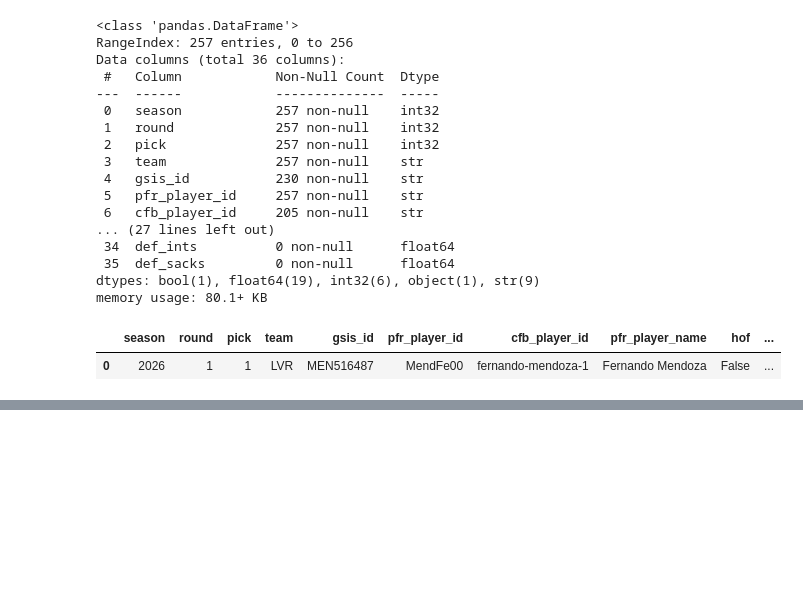
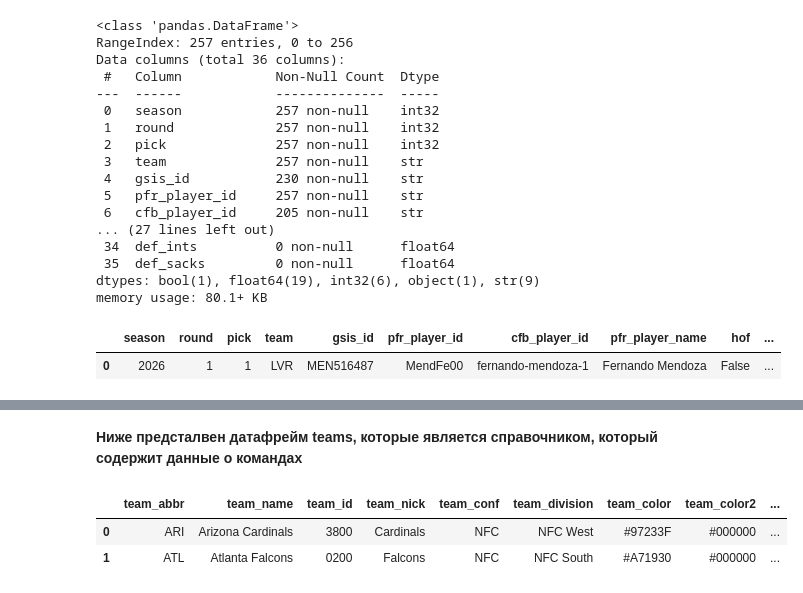
Before and after one commit to SYaroslav0/NFL_Game_Predicition, a Jupyter notebook: notebooks/eda_nflreadpy.ipynb, the cells around one changed output, grey strips where cells are left out. Saved outputs shown, nothing was run; the diff lists cells and outputs as text; code cells hidden in the pictures; blank space fills up the shorter version.

```diff
--- a/notebooks/eda_nflreadpy.ipynb
+++ b/notebooks/eda_nflreadpy.ipynb
@@ -260,0 +329,9 @@ off.head(2)
+# %% [markdown]
+**Ниже предсталвен датафрейм teams, которые является справочником, который содержит данные о командах**
+# %%
+teams = nfl.load_teams().to_pandas()
+teams.head(2)
+# %% [output]
+|  | team_abbr | team_name | team_id | team_nick | team_conf | team_division | team_color | team_color2 | ... |
+| 0 | ARI | Arizona Cardinals | 3800 | Cardinals | NFC | NFC West | #97233F | #000000 | ... |
+| 1 | ATL | Atlanta Falcons | 0200 | Falcons | NFC | NFC South | #A71930 | #000000 | ... |
```
Also changed, not shown: parts of 24 cells of this notebook.
